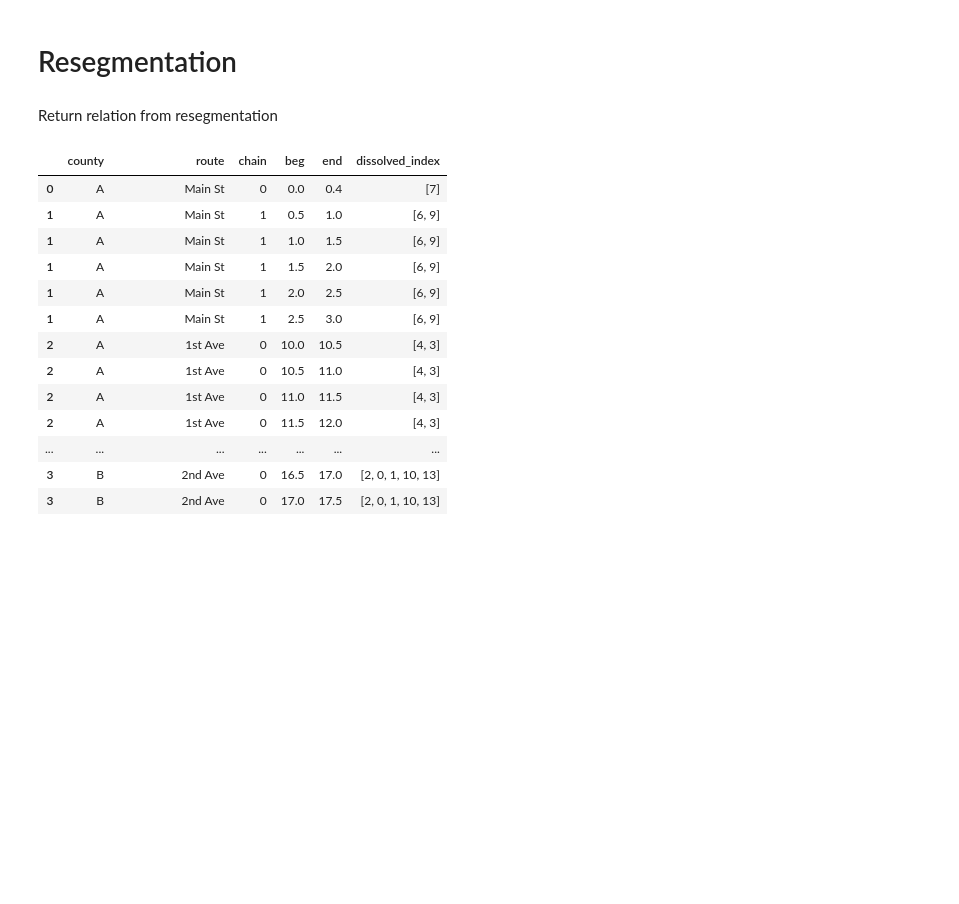
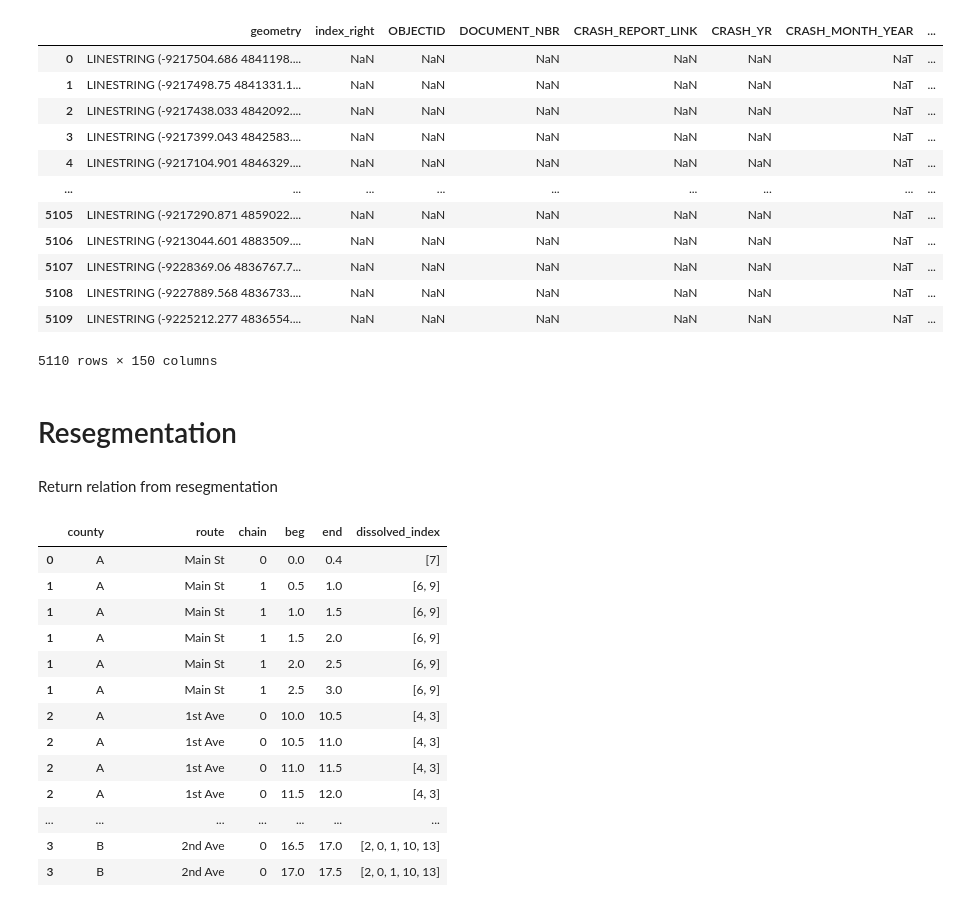
Before and after one commit to tariqshihadah/linref, a Jupyter notebook: testing.ipynb, the cells around one changed output. Cells and saved outputs as stored; diff of their text form; code cells hidden in the pictures; blank space fills up the shorter version.

```diff
--- a/testing.ipynb
+++ b/testing.ipynb
@@ -92,3 +83,23 @@ array([[100, 'B'],
+# %%
+crashes.index.name = 'crash_idx'
+crashes
+roads['index_right'] = 1
+# %%
+roads[['geometry']].sjoin(crashes.reset_index(drop=True), how='left')
+# %% [output]
+|  | geometry | index_right | OBJECTID | DOCUMENT_NBR | CRASH_REPORT_LINK | CRASH_YR | CRASH_MONTH_YEAR | ... |
+| 0 | LINESTRING (-9217504.686 4841198.... | NaN | NaN | NaN | NaN | NaN | NaT | ... |
+| 1 | LINESTRING (-9217498.75 4841331.1... | NaN | NaN | NaN | NaN | NaN | NaT | ... |
+| 2 | LINESTRING (-9217438.033 4842092.... | NaN | NaN | NaN | NaN | NaN | NaT | ... |
+| 3 | LINESTRING (-9217399.043 4842583.... | NaN | NaN | NaN | NaN | NaN | NaT | ... |
+| 4 | LINESTRING (-9217104.901 4846329.... | NaN | NaN | NaN | NaN | NaN | NaT | ... |
+| ... | ... | ... | ... | ... | ... | ... | ... | ... |
+| 5105 | LINESTRING (-9217290.871 4859022.... | NaN | NaN | NaN | NaN | NaN | NaT | ... |
+| 5106 | LINESTRING (-9213044.601 4883509.... | NaN | NaN | NaN | NaN | NaN | NaT | ... |
+| 5107 | LINESTRING (-9228369.06 4836767.7... | NaN | NaN | NaN | NaN | NaN | NaT | ... |
+| 5108 | LINESTRING (-9227889.568 4836733.... | NaN | NaN | NaN | NaN | NaN | NaT | ... |
+| 5109 | LINESTRING (-9225212.277 4836554.... | NaN | NaN | NaN | NaN | NaN | NaT | ... |
+5110 rows × 150 columns
 # %% [markdown]
 # Resegmentation
 # %% [markdown]
```
Also changed, not shown: parts of 12 cells of this notebook, 5 other files.
